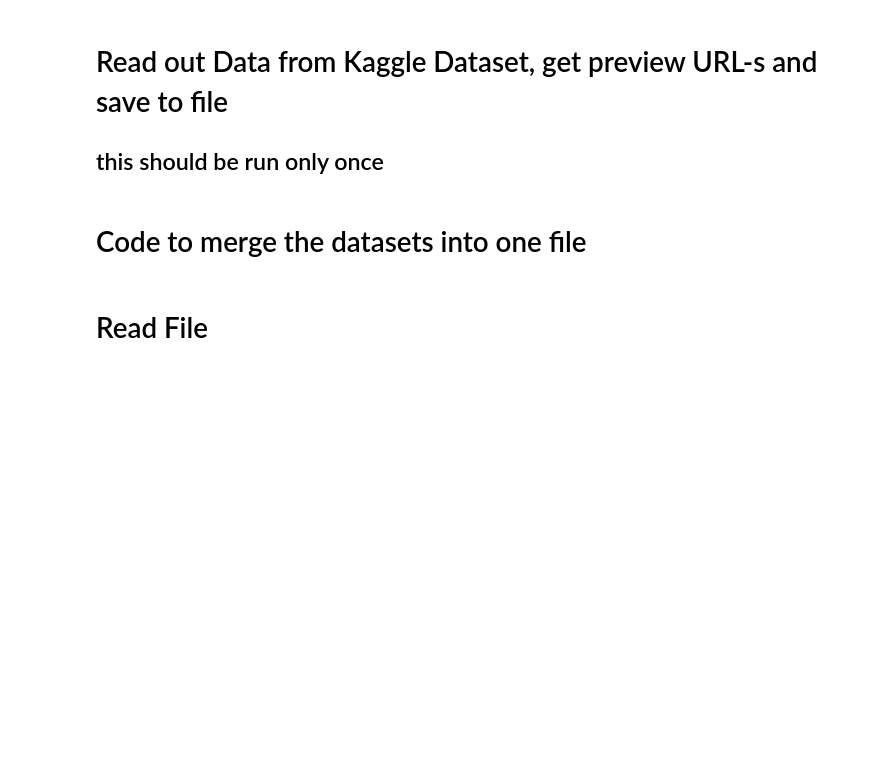
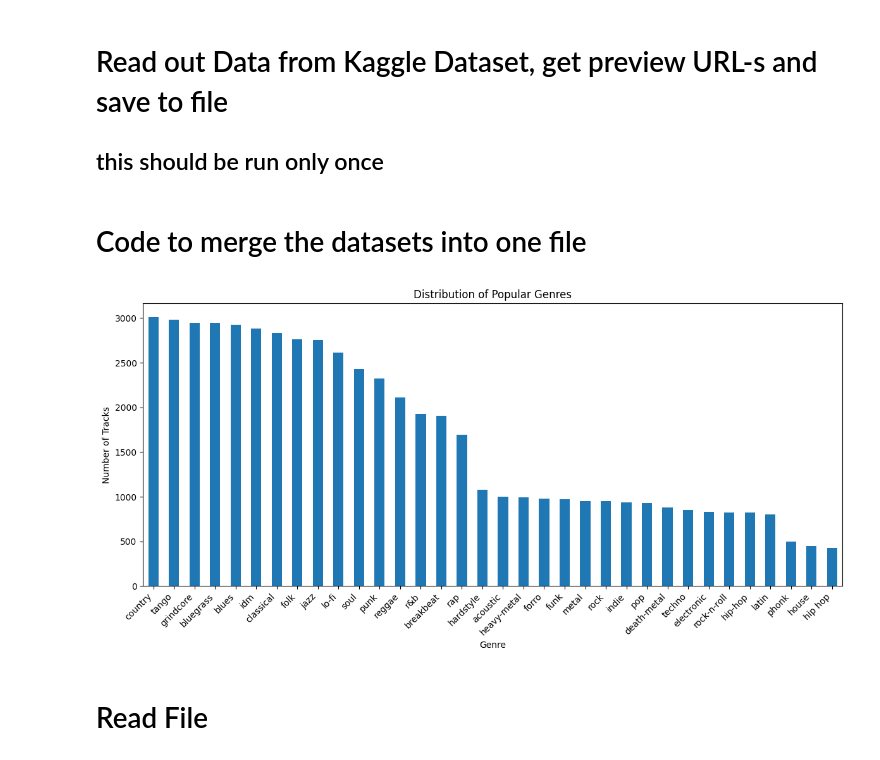
Before and after one commit to agresdominik/predictify, a Jupyter notebook: src/ai_analysis/feature_extraction.ipynb, the cells around one changed output. Saved outputs shown, nothing was run; the diff lists cells and outputs as text; code cells hidden in the pictures; blank space fills up the shorter version.

```diff
--- a/src/ai_analysis/feature_extraction.ipynb
+++ b/src/ai_analysis/feature_extraction.ipynb
@@ -83,3 +87,40 @@ combined_df.to_csv('./combined_dataset.csv', index=False)
+# %%
+df = pd.read_csv('./final_dataset.csv')
+
+import pandas as pd
+import matplotlib.pyplot as plt
+
+# 1. Define your set of popular genres
+popular_genres = {
+    'country', 'metal', 'heavy-metal', 'hardstyle',
+    'blues', 'rap', 'hip hop', 'hip-hop', 'classical', 'folk',
+    'jazz', 'lo-fi', 'soul', 'punk', 'r&b', 'latin',
+    'rock', 'rock-n-roll', 'techno', 'pop', 'house', 'phonk',
+    'indie', 'idm', 'reggae', 'funk', 'acid',
+    'death-metal', 'bluegrass', 'acoustic', 'electronic',
+    'tango', 'forro', 'breakbeat', 'grindcore'
+}
+
+# 2. (Re)load your CSV if needed:
+# df = pd.read_csv('your_file.csv')
+
+# 3. Filter to just the rows whose genre is in that set
+df_filtered = df[df['genre'].isin(popular_genres)]
+
+# 4. Count how many of each genre you have
+genre_counts = df_filtered['genre'].value_counts()
+
+# 5. Plot as a bar chart
+plt.figure(figsize=(12,6))
+genre_counts.plot(kind='bar')
+plt.xlabel('Genre')
+plt.ylabel('Number of Tracks')
+plt.title('Distribution of Popular Genres')
+plt.xticks(rotation=45, ha='right')
+plt.tight_layout()
+plt.show()
+# %% [output]
+[figure, added]
 # %% [markdown]
 # Read File
 # %%
```
Also changed, not shown: parts of 2 cells of this notebook, 8 other files.
